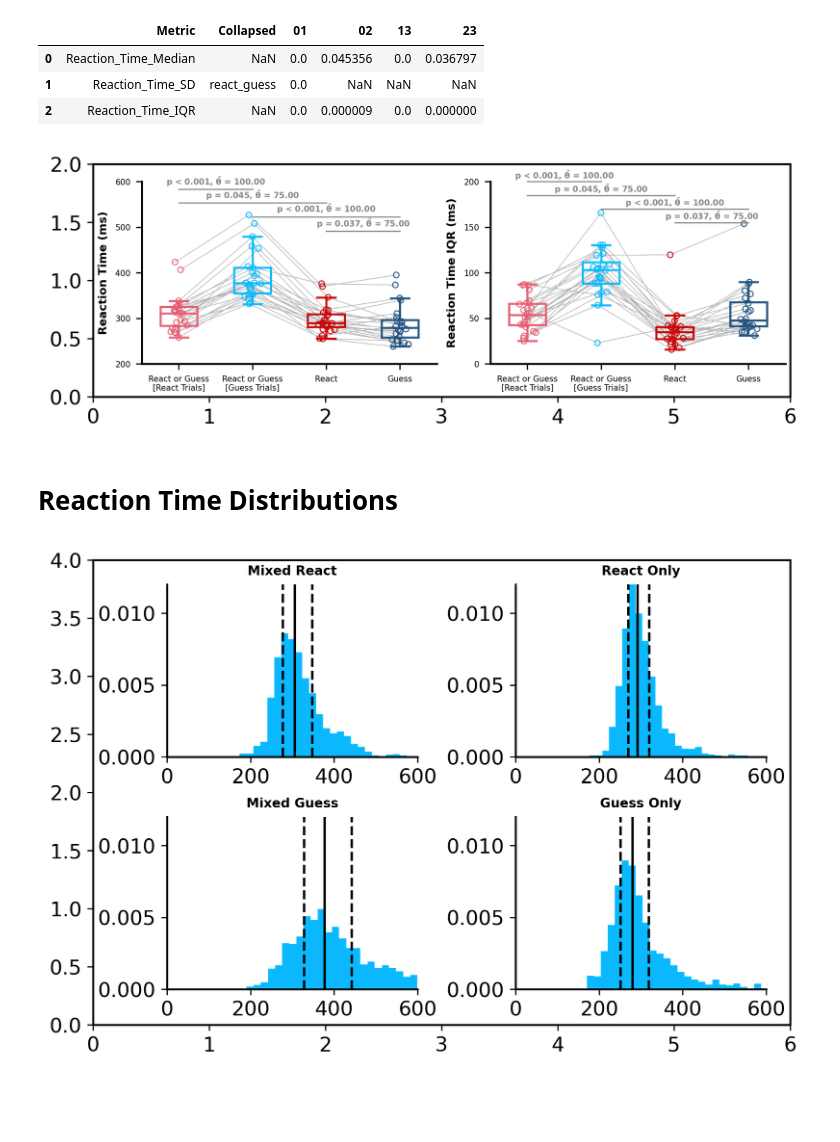
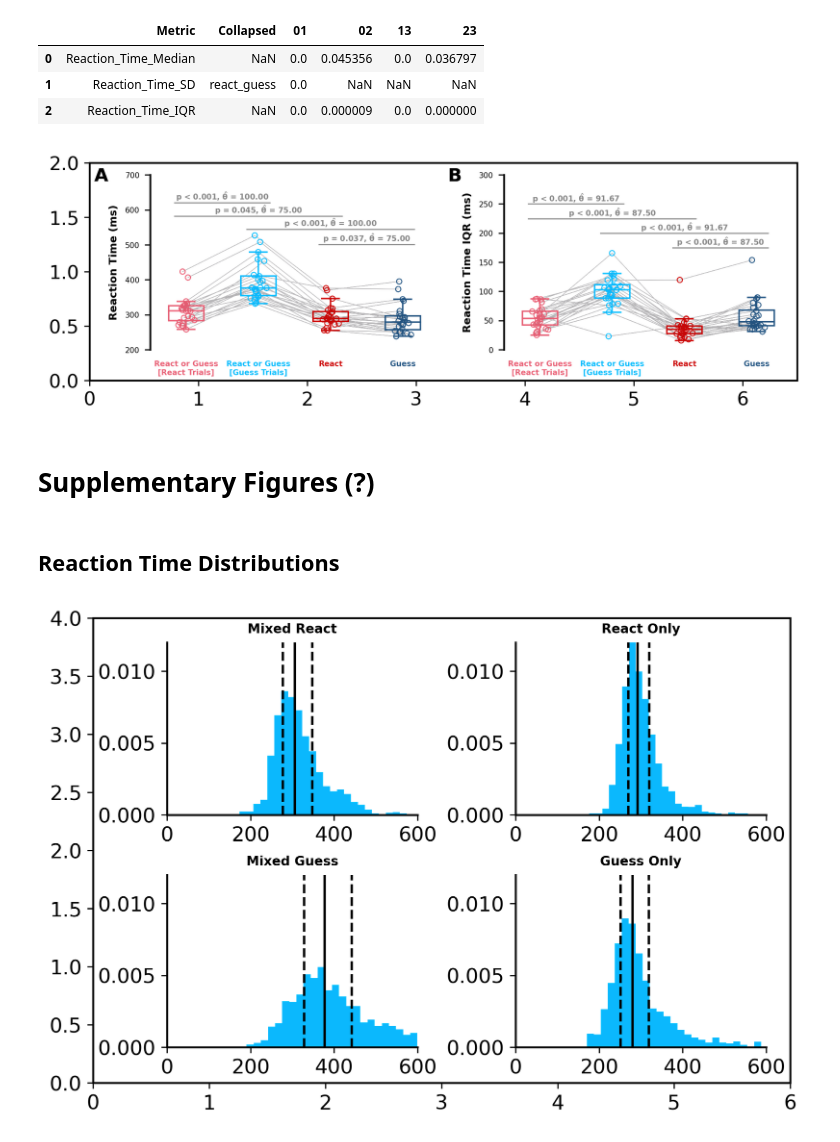
Before and after one commit to SethSullivan/MatchPennies-Agent-Expirement, a Jupyter notebook: scripts/makefigs/Exp2_Paper_Figures.ipynb, the cells around one changed output. Saved outputs shown, nothing was run; the diff lists cells and outputs as text; code cells hidden in the pictures; blank space fills up the shorter version.

Commit message:
reorganize and update data figure at bit

```diff
--- a/scripts/makefigs/Exp2_Paper_Figures.ipynb
+++ b/scripts/makefigs/Exp2_Paper_Figures.ipynb
@@ -55,11 +55,6 @@ exp2_pvals_df
 | 2 | Reaction_Time_IQR | NaN | 0.0 | 0.000009 | 0.0 | 0.000000 |
 # %%
 metric_names = ['Reaction_Time_Median',"Reaction_Time_IQR"]
-w,h = 10.39,5.58
-bw = (0.5*w)/it.num_blocks # box widths of all boxes combined takes up 30% of the width
-mult_w, div_w = 0.053,2.3
-div_h = 1.75
-xlocs = np.linspace(0, w/div_w, num=len(it.trial_block_titles))
 legend_fontsize = 5
 ticklabel_fontsize = 5
 axeslabel_fontsize = 7
@@ -68,66 +63,73 @@ xlabs = ['React or Guess\n[React Trials]','React or Guess\n[Guess Trials]','Reac
 colors = [wheel.rak_red, wheel.rak_blue, wheel.dark_red, wheel.dark_blue]
 combos = ['01','02','13','23',]
 
+ylims = [(200,700), (0,300)]
 xlocs = np.arange(0,4,1)
-ylocs = [np.arange(200,651,100),np.arange(0,251,50)]
-ylims = [(200,600), (0,200)]
+ylocs = [np.arange(200,max(ylims[0])+1,100),np.arange(0,max(ylims[1])+1,50)]
 ylabels = ["Reaction Time (ms)", "Reaction Time IQR (ms)"]
-
-fig = pf.NewFigure("ab",figsize = (6,2), dpi = 300)
+w,h = 6.5,2
+fig = pf.NewFigure("ab",figsize = (w,h), dpi = 300)
+bw = (0.3*w)/4 # box widths of all boxes combined takes up 30% of the width
+box_lw = 1
 ax1,ax2 = fig.axes['a'], fig.axes['b']
-statline_y = [583,200]
-shift = np.array([[-30,-30,-32,-30],[-15]*4])
-h=[5,1]
+statline_y = [620,250]
+shift = np.array([[-38,-38,-43,-38],[-25]*4])
+h=[3,1]
 
 for i,ax in enumerate([ax1,ax2]):
     metric_name = metric_names[i]
     metric = st.df_to_array(data_df[metric_name],
                         it.num_subjects, it.num_blocks)
-    pvals = exp2_pvals_df.query("Metric == @metric_names").iloc[0]
-    cles = exp2_cles_df.query("Metric == @metric_names").iloc[0]
+    pvals = exp2_pvals_df.query("Metric == @metric_name").iloc[0]
+    cles = exp2_cles_df.query("Metric == @metric_name").iloc[0]
     for j in range(4):
         dv.boxplot(metric[:,j],
                    x_pos = xlocs[j],
-                   ax=ax,
-                   box_lw=bw, linewidth=bw,
-                   whisker_lw=bw, color = colors[j])
+                   ax=ax,box_width = bw,
+                   box_lw=box_lw, linewidth=box_lw,
+                   whisker_lw=box_lw, color = colors[j])
 
         dv.jitter_array(ax =ax,
                         x_positions = xlocs,
                         data = metric.T,
                         circle_size = 12,
                         include_mean=False,
                         data_color = colors,
                         data_edge_color = wheel.light_grey,
                         circle_lw=0.5)
         np.random.seed(2)
     for j,c in enumerate(combos):
         a = int(c[0])
         b = int(c[1])
-        if pvals[c]<0.05:
-            dv.stat_annotation(ax, xlocs[a], xlocs[b],
-                               statline_y[i],
-                               p_val=pvals[c],
-                               cles=cles[c],
-                               fontsize=legend_fontsize,
-                               h=h[i],
-                               lw=0.75)
-            statline_y[i] += shift[i,j]
+        dv.stat_annotation(ax, xlocs[a]-bw/3, xlocs[b]+bw/3,
+                            statline_y[i],
+                            p_val=pvals[c],
+                            cles=cles[c],
+                            fontsize=legend_fontsize,
+                            h=h[i],
+                            lw=0.75)
+        statline_y[i] += shift[i,j]
 
-    # [ticklabel.set_color(color) for (color,ticklabel) in zip(colors,ax.xaxis.get_ticklabels())]
+    [ticklabel.set_color(color) for (color,ticklabel) in zip(colors,ax.xaxis.get_ticklabels())]
+    [ticklabel.set_fontweight("bold") for ticklabel in ax.xaxis.get_ticklabels()]
     ax.set_xticks(xlocs, labels = xlabs)
     ax.set_yticks(ylocs[i])
     ax.set_yticklabels(ylocs[i], fontsize=ticklabel_fontsize)
     ax.set_xticklabels(xlabs, fontsize=ticklabel_fontsize)
     ax.set_ylabel(ylabels[i],
                   fontsize=axeslabel_fontsize)
     ax.set_ylim(ylims[i])
+    ax.spines['bottom'].set_visible(False)
+    ax.tick_params(bottom=False)
+    fig.add_all_letters(va='top', verticalshift=5, horizontalshift=-37)
 plt.show()
-fig.savefig(SAVE_PATH / "exp2_reaction_figure_panel" )
+fig.savefig(SAVE_PATH / "exp2_reaction_figure_panel.png" )
 # %% [output]
-[figure, old version]
+[figure, new version]
+# %% [markdown]
+# Supplementary Figures (?)
 # %% [markdown]
-# Reaction Time Distributions
+## Reaction Time Distributions
 # %%
 fig = pf.NewFigure("ab;cd",figsize = (6,4), dpi = 300)
 ax1,ax2,ax3,ax4 = fig.axes.values()
```
Also changed, not shown: parts of 2 cells of this notebook.
